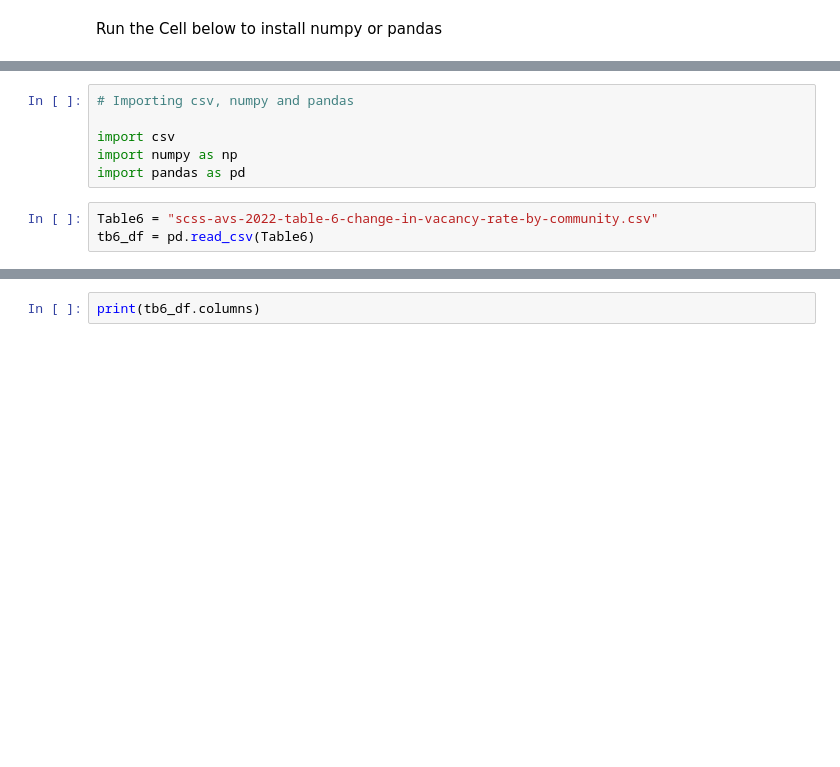
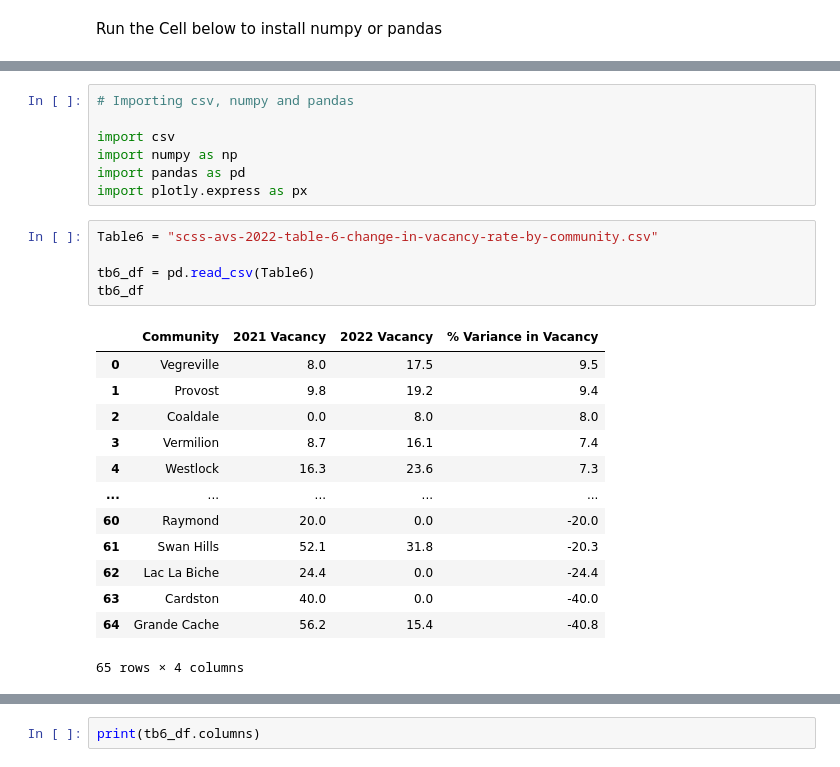
Before and after one commit to Mathemusician1729/DATA-221-Project, a Jupyter notebook: Asees Stuff/Asees.ipynb, the cells around one changed output, grey strips where cells are left out. Saved outputs shown, nothing was run; the diff lists cells and outputs as text; blank space fills up the shorter version.

```diff
--- a/Asees Stuff/Asees.ipynb
+++ b/Asees Stuff/Asees.ipynb
@@ -19,6 +32,23 @@ Requirement already satisfied: six>=1.5 in /Users/prabhaseessingh/Desktop/Data S
 import csv
 import numpy as np
 import pandas as pd
+import plotly.express as px
 # %%
 Table6 = "scss-avs-2022-table-6-change-in-vacancy-rate-by-community.csv"
+
 tb6_df = pd.read_csv(Table6)
+tb6_df
+# %% [output]
+|  | Community | 2021 Vacancy | 2022 Vacancy | % Variance in Vacancy |
+| 0 | Vegreville | 8.0 | 17.5 | 9.5 |
+| 1 | Provost | 9.8 | 19.2 | 9.4 |
+| 2 | Coaldale | 0.0 | 8.0 | 8.0 |
+| 3 | Vermilion | 8.7 | 16.1 | 7.4 |
+| 4 | Westlock | 16.3 | 23.6 | 7.3 |
+| ... | ... | ... | ... | ... |
+| 60 | Raymond | 20.0 | 0.0 | -20.0 |
+| 61 | Swan Hills | 52.1 | 31.8 | -20.3 |
+| 62 | Lac La Biche | 24.4 | 0.0 | -24.4 |
+| 63 | Cardston | 40.0 | 0.0 | -40.0 |
+| 64 | Grande Cache | 56.2 | 15.4 | -40.8 |
+65 rows × 4 columns
```
Also changed, not shown: parts of 11 cells of this notebook, 3 other files.
